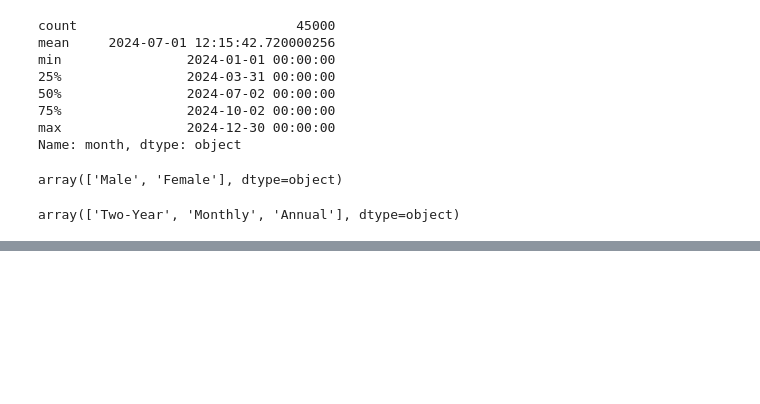
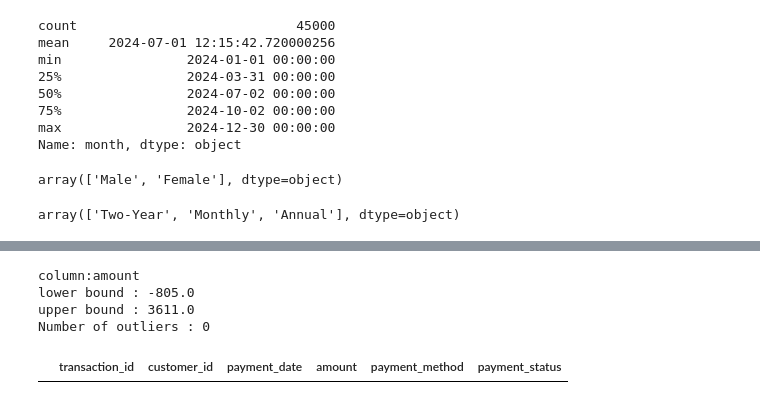
Before and after one commit to varunmathur138-cmd/Customer-Churn-Analysis, a Jupyter notebook: notebooks/03_Data_Cleaning.ipynb, the cells around one changed output, grey strips where cells are left out. Saved outputs shown, nothing was run; the diff lists cells and outputs as text; code cells hidden in the pictures; blank space fills up the shorter version.

```diff
--- a/notebooks/03_Data_Cleaning.ipynb
+++ b/notebooks/03_Data_Cleaning.ipynb
@@ -540,0 +572,8 @@ array(['Two-Year', 'Monthly', 'Annual'], dtype=object)
+# %%
+check_outlier(transactions, "amount")
+# %% [output]
+column:amount
+lower bound : -805.0
+upper bound : 3611.0
+Number of outliers : 0
+|  | transaction_id | customer_id | payment_date | amount | payment_method | payment_status |
```
Also changed, not shown: parts of 10 cells of this notebook.
